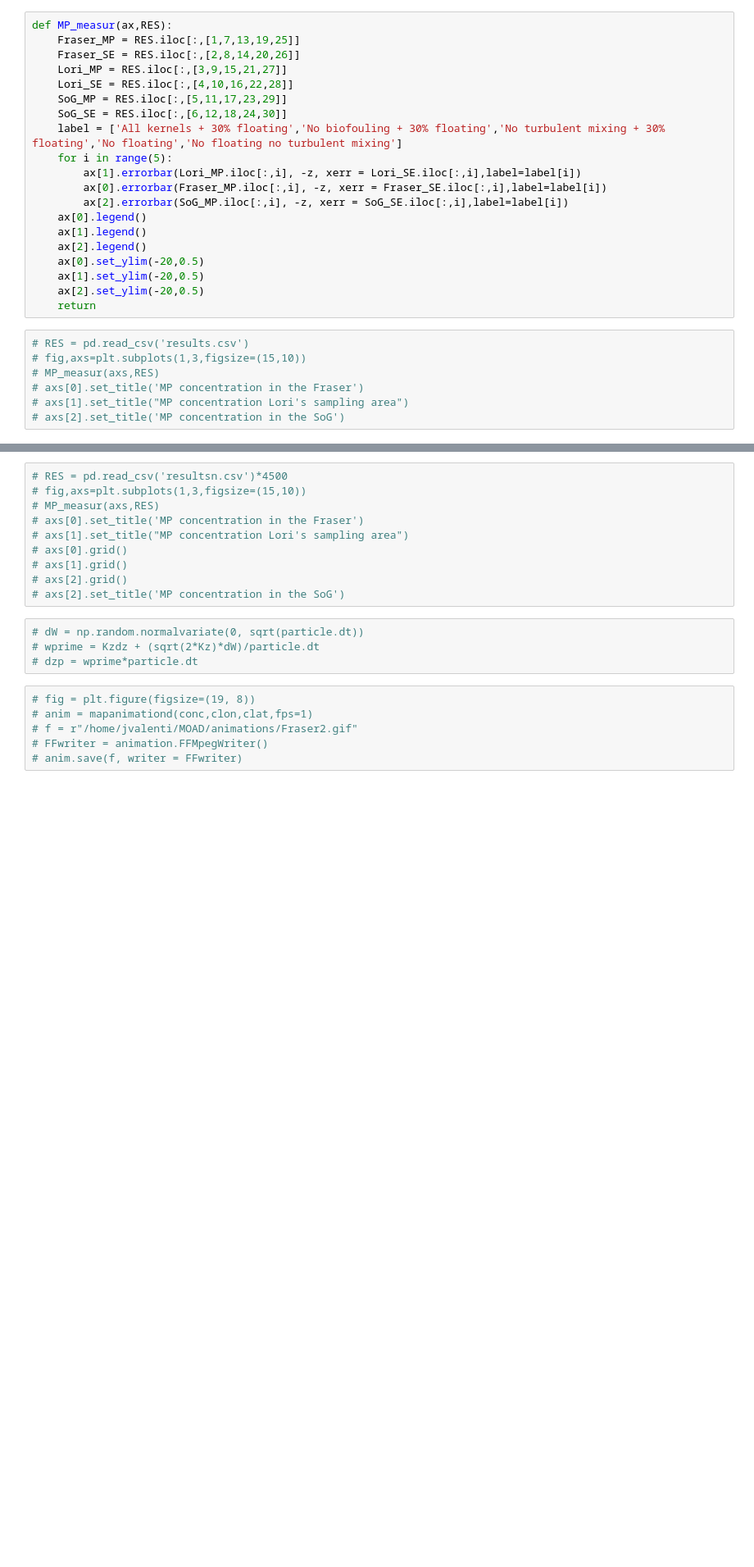
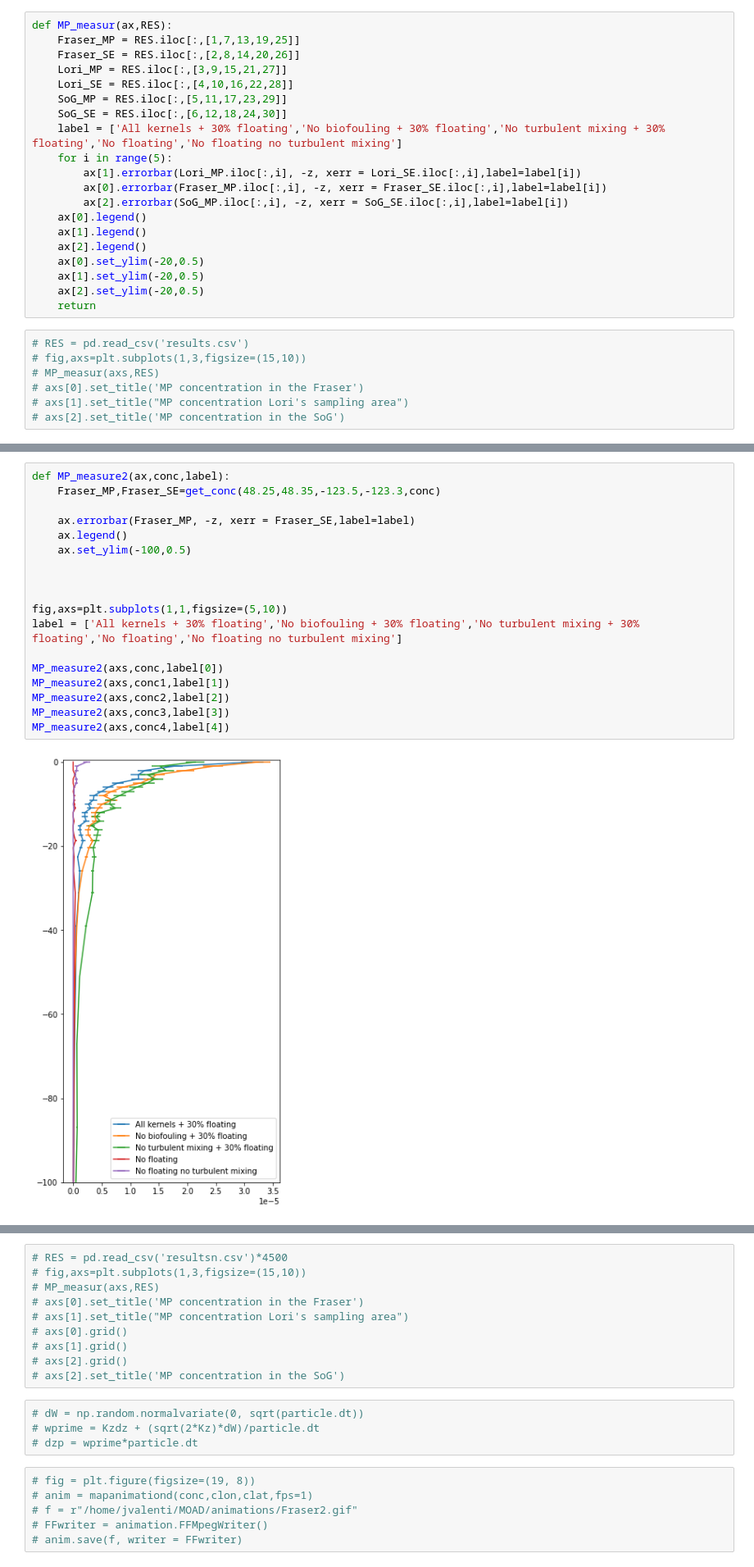
Before and after one commit to SalishSeaCast/analysis-jose, a Jupyter notebook: notebooks/parcels/Remote/Fibres/concentration.ipynb, the cells around one changed output, grey strips where cells are left out. Shown at 82% size. Saved outputs shown, nothing was run; the diff lists cells and outputs as text; blank space fills up the shorter version.

```diff
--- a/notebooks/parcels/Remote/Fibres/concentration.ipynb
+++ b/notebooks/parcels/Remote/Fibres/concentration.ipynb
@@ -220,3 +252,23 @@ def MP_measur(ax,RES):
+# %%
+def MP_measure2(ax,conc,label):
+    Fraser_MP,Fraser_SE=get_conc(48.25,48.35,-123.5,-123.3,conc)
+
+    ax.errorbar(Fraser_MP, -z, xerr = Fraser_SE,label=label)
+    ax.legend()
+    ax.set_ylim(-100,0.5)
+
+
+
+fig,axs=plt.subplots(1,1,figsize=(5,10))
+label = ['All kernels + 30% floating','No biofouling + 30% floating','No turbulent mixing + 30% floating','No floating','No floating no turbulent mixing']
+
+MP_measure2(axs,conc,label[0])
+MP_measure2(axs,conc1,label[1])
+MP_measure2(axs,conc2,label[2])
+MP_measure2(axs,conc3,label[3])
+MP_measure2(axs,conc4,label[4])
+# %% [output]
+[figure, added]
 # %%
 def MP_measure(ax,conc,label):
     Fraser_MP,Fraser_SE=get_conc(49.1,49.13,-123.2,-123.16,conc)
```
Also changed, not shown: parts of 7 cells of this notebook, 7 other files.
